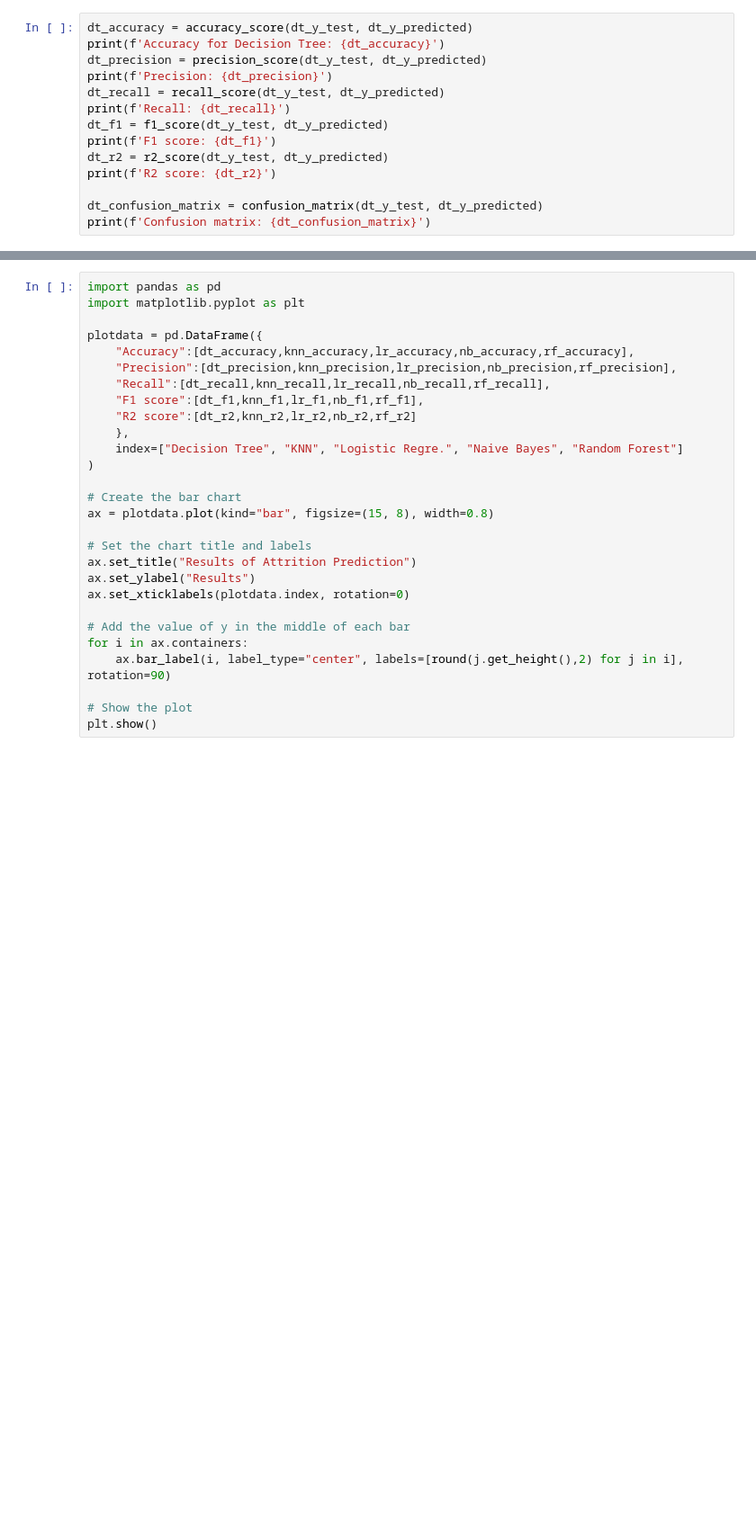
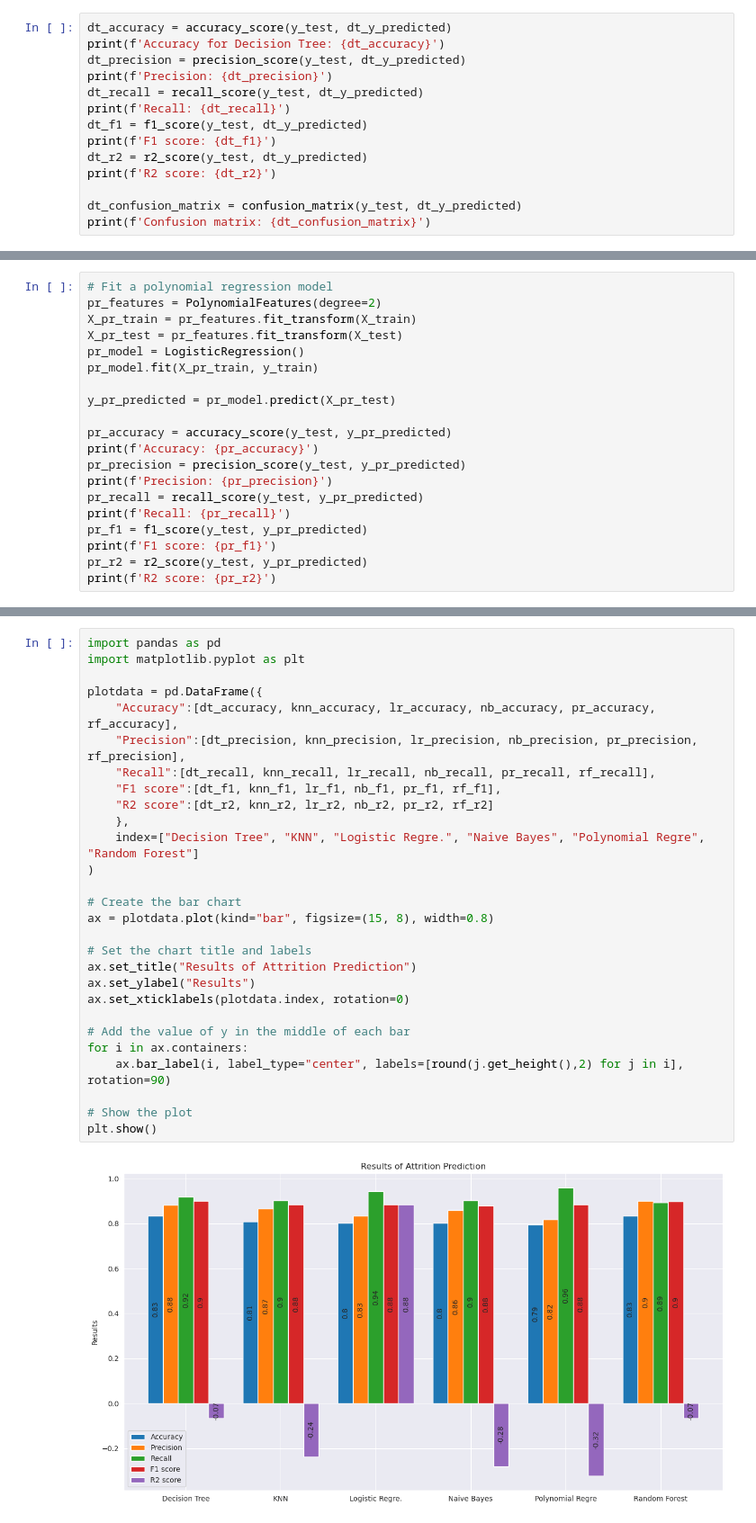
Before and after one commit to pcperera/attrition, a Jupyter notebook: Final1_From_descriptive-feature-engineering-combined.ipynb, the cells around one changed output, grey strips where cells are left out. Shown at 90% size. Saved outputs shown, nothing was run; the diff lists cells and outputs as text; blank space fills up the shorter version.

Commit message:
Add polynomial regression

```diff
--- a/Final1_From_descriptive-feature-engineering-combined.ipynb
+++ b/Final1_From_descriptive-feature-engineering-combined.ipynb
@@ -491,14 +475,14 @@ NameError: name 'dt_y_pred' is not defined
 # %%
-dt_accuracy = accuracy_score(dt_y_test, dt_y_predicted)
+dt_accuracy = accuracy_score(y_test, dt_y_predicted)
 print(f'Accuracy for Decision Tree: {dt_accuracy}')
-dt_precision = precision_score(dt_y_test, dt_y_predicted)
+dt_precision = precision_score(y_test, dt_y_predicted)
 print(f'Precision: {dt_precision}')
-dt_recall = recall_score(dt_y_test, dt_y_predicted)
+dt_recall = recall_score(y_test, dt_y_predicted)
 print(f'Recall: {dt_recall}')
-dt_f1 = f1_score(dt_y_test, dt_y_predicted)
+dt_f1 = f1_score(y_test, dt_y_predicted)
 print(f'F1 score: {dt_f1}')
-dt_r2 = r2_score(dt_y_test, dt_y_predicted)
+dt_r2 = r2_score(y_test, dt_y_predicted)
 print(f'R2 score: {dt_r2}')
 
-dt_confusion_matrix = confusion_matrix(dt_y_test, dt_y_predicted)
+dt_confusion_matrix = confusion_matrix(y_test, dt_y_predicted)
 print(f'Confusion matrix: {dt_confusion_matrix}')
@@ -510,0 +505,20 @@ plt.show()
+# %%
+# Fit a polynomial regression model
+pr_features = PolynomialFeatures(degree=2)
+X_pr_train = pr_features.fit_transform(X_train)
+X_pr_test = pr_features.fit_transform(X_test)
+pr_model = LogisticRegression()
+pr_model.fit(X_pr_train, y_train)
+
+y_pr_predicted = pr_model.predict(X_pr_test)
+
+pr_accuracy = accuracy_score(y_test, y_pr_predicted)
+print(f'Accuracy: {pr_accuracy}')
+pr_precision = precision_score(y_test, y_pr_predicted)
+print(f'Precision: {pr_precision}')
+pr_recall = recall_score(y_test, y_pr_predicted)
+print(f'Recall: {pr_recall}')
+pr_f1 = f1_score(y_test, y_pr_predicted)
+print(f'F1 score: {pr_f1}')
+pr_r2 = r2_score(y_test, y_pr_predicted)
+print(f'R2 score: {pr_r2}')
@@ -511,28 +538,30 @@ plt.show()
 # %%
 import pandas as pd
 import matplotlib.pyplot as plt
 
 plotdata = pd.DataFrame({
-    "Accuracy":[dt_accuracy,knn_accuracy,lr_accuracy,nb_accuracy,rf_accuracy],
-    "Precision":[dt_precision,knn_precision,lr_precision,nb_precision,rf_precision],
-    "Recall":[dt_recall,knn_recall,lr_recall,nb_recall,rf_recall],
-    "F1 score":[dt_f1,knn_f1,lr_f1,nb_f1,rf_f1],
-    "R2 score":[dt_r2,knn_r2,lr_r2,nb_r2,rf_r2]
+    "Accuracy":[dt_accuracy, knn_accuracy, lr_accuracy, nb_accuracy, pr_accuracy, rf_accuracy],
+    "Precision":[dt_precision, knn_precision, lr_precision, nb_precision, pr_precision, rf_precision],
+    "Recall":[dt_recall, knn_recall, lr_recall, nb_recall, pr_recall, rf_recall],
+    "F1 score":[dt_f1, knn_f1, lr_f1, nb_f1, pr_f1, rf_f1],
+    "R2 score":[dt_r2, knn_r2, lr_r2, nb_r2, pr_r2, rf_r2]
     },
-    index=["Decision Tree", "KNN", "Logistic Regre.", "Naive Bayes", "Random Forest"]
+    index=["Decision Tree", "KNN", "Logistic Regre.", "Naive Bayes", "Polynomial Regre", "Random Forest"]
 )
 
 # Create the bar chart
 ax = plotdata.plot(kind="bar", figsize=(15, 8), width=0.8)
 
 # Set the chart title and labels
 ax.set_title("Results of Attrition Prediction")
 ax.set_ylabel("Results")
 ax.set_xticklabels(plotdata.index, rotation=0)
 
 # Add the value of y in the middle of each bar
 for i in ax.containers:
     ax.bar_label(i, label_type="center", labels=[round(j.get_height(),2) for j in i], rotation=90)
 
 # Show the plot
 plt.show()
+# %% [output]
+[figure, added]
```
Also changed, not shown: parts of 17 cells of this notebook.
